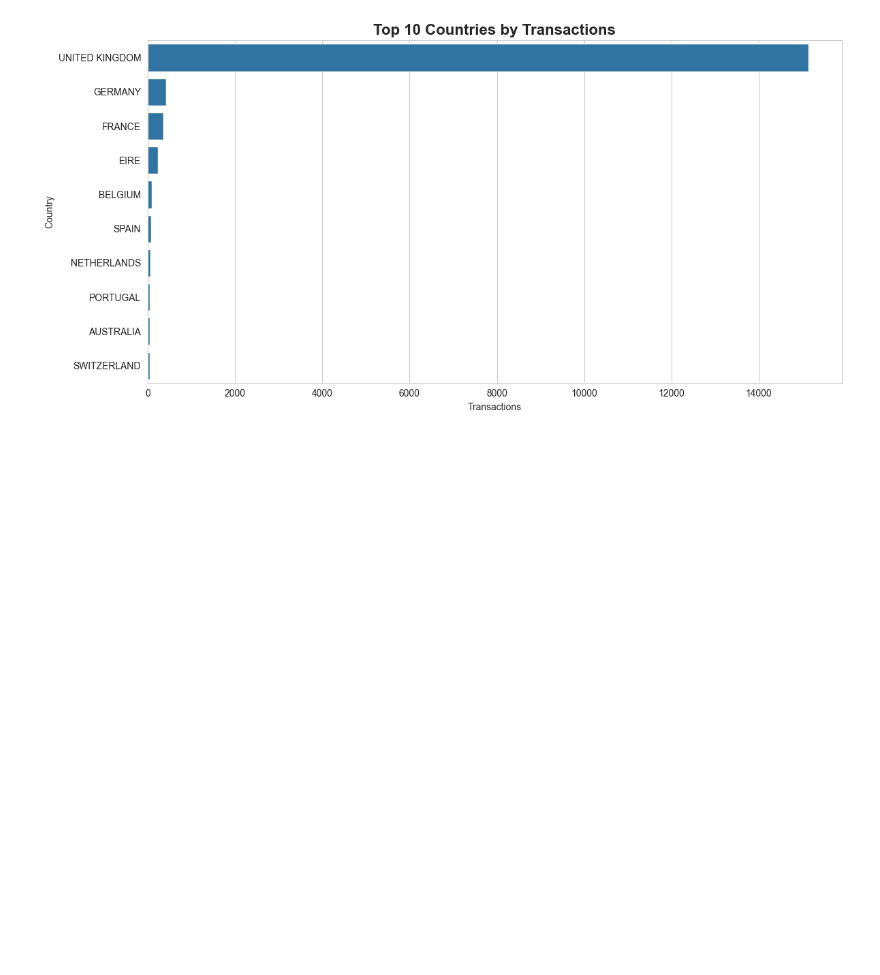
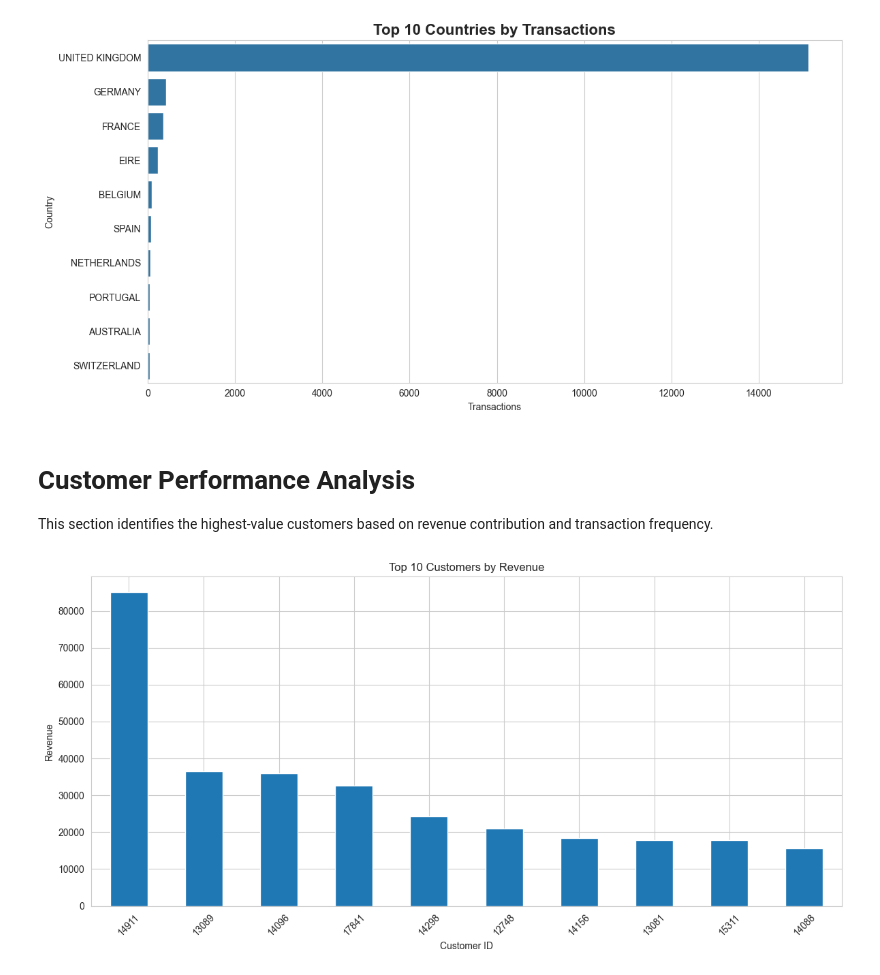
Before and after one commit to jebin24it-boop/Infotact_DA_Internship_Project, a Jupyter notebook: Project_1_Retail/notebooks/visualizations/retail_sales_visualizations.ipynb, the cells around one changed output. Saved outputs shown, nothing was run; the diff lists cells and outputs as text; code cells hidden in the pictures; blank space fills up the shorter version.

Commit message:
viz: added customer revenue analysis and top customer revenue share visualization

```diff
--- a/Project_1_Retail/notebooks/visualizations/retail_sales_visualizations.ipynb
+++ b/Project_1_Retail/notebooks/visualizations/retail_sales_visualizations.ipynb
@@ -285,3 +285,30 @@ plt.tight_layout()
 plt.show()
 # %% [output]
 [figure]
+# %% [markdown]
+# Customer Performance Analysis
+
+This section identifies the highest-value customers based on revenue contribution and transaction frequency.
+# %%
+top_customers = (
+    df.groupby('CustomerID')['TotalPrice']
+    .sum()
+    .sort_values(ascending=False)
+    .head(10)
+)
+
+plt.figure(figsize=(12,6))
+
+top_customers.plot(
+    kind='bar',
+    title='Top 10 Customers by Revenue'
+)
+
+plt.xlabel('Customer ID')
+plt.ylabel('Revenue')
+plt.xticks(rotation=45)
+
+plt.tight_layout()
+plt.show()
+# %% [output]
+[figure, added]
```
Also changed, not shown: parts of 1 cell of this notebook.
